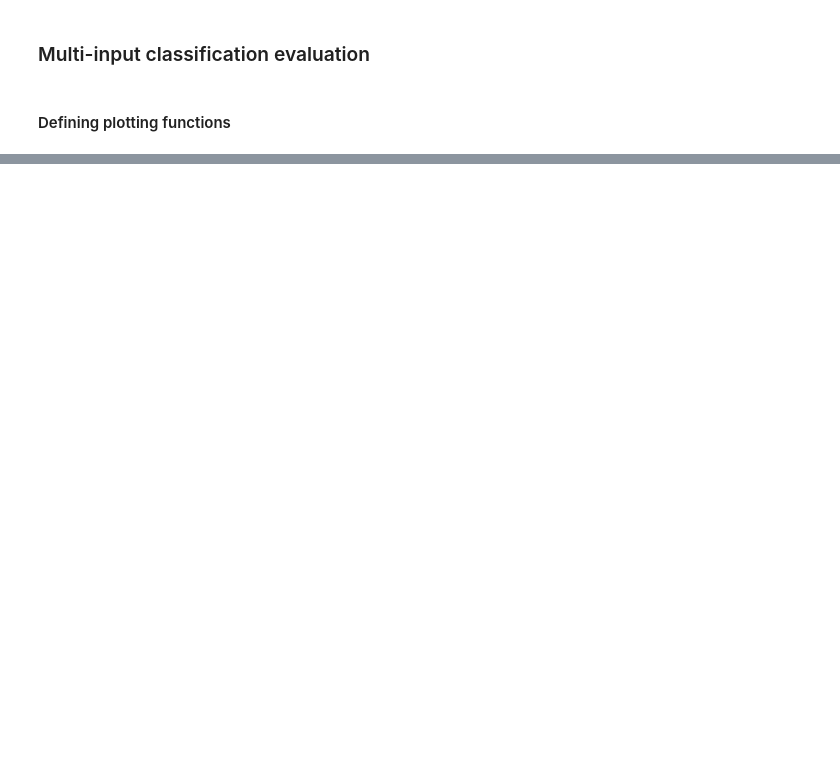
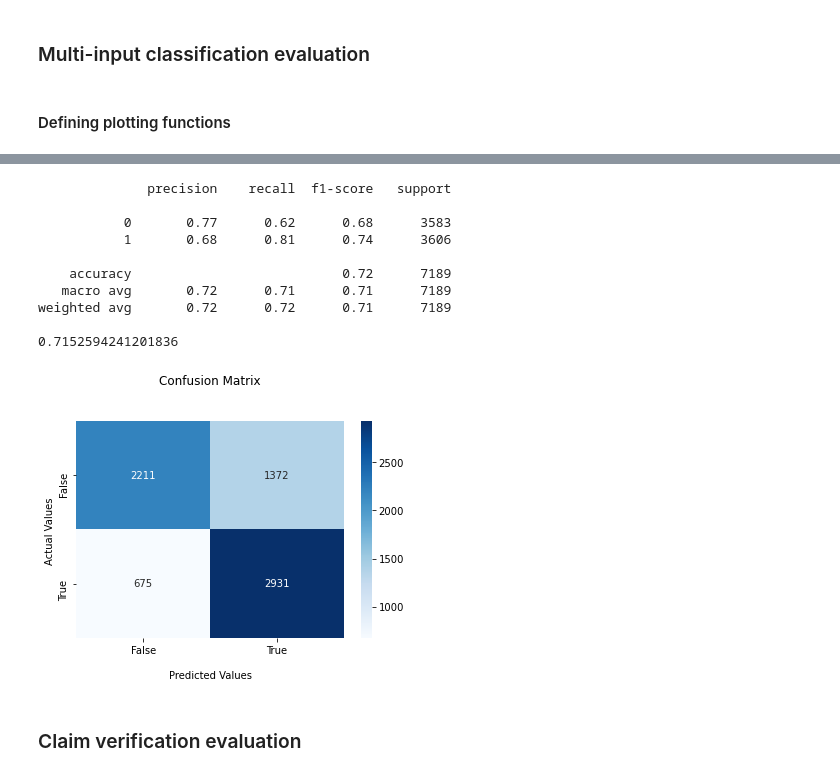
Before and after one commit to solveijm/NLP, a Jupyter notebook: Assignment2/A2.ipynb, the cells around one changed output, grey strips where cells are left out. Cells and saved outputs as stored; diff of their text form; code cells hidden in the pictures; blank space fills up the shorter version.

```diff
--- a/Assignment2/A2.ipynb
+++ b/Assignment2/A2.ipynb
@@ -268,6 +268,9 @@ Epoch 10/10
 # %%
-def predict(model: keras.Model, x, predicting_info):
+def prediction(model: keras.Model, x, predicting_info):
     predictions = model.predict(x, **predicting_info)
     return predictions
+# %%
+predictions = prediction(model, [claim_test, evidence_test], {'batch_size': 100})
+predictions = np.rint(predictions)
 # %% [markdown]
 ## Evaluation
@@ -311,3 +296,18 @@ def plot_loss(model_callback):
     plt.xlabel('epoch')
     plt.legend(['train', 'val'], loc="lower right")
     plt.show()
+
+def plot_confusion_matrix(confusion_matrix):
+
+    ax = sns.heatmap(confusion_matrix, annot=True, cmap='Blues', fmt='d')
+
+    ax.set_title('Confusion Matrix\n\n');
+    ax.set_xlabel('\nPredicted Values')
+    ax.set_ylabel('Actual Values ');
+
+    ## Ticket labels - List must be in alphabetical order
+    ax.xaxis.set_ticklabels(['False','True'])
+    ax.yaxis.set_ticklabels(['False','True'])
+
+    ## Display the visualization of the Confusion Matrix.
+    plt.show()
@@ -313,0 +326,16 @@ def plot_loss(model_callback):
+# %%
+evaluation(predictions)
+# %% [output]
+              precision    recall  f1-score   support
+
+           0       0.77      0.62      0.68      3583
+           1       0.68      0.81      0.74      3606
+
+    accuracy                           0.72      7189
+   macro avg       0.72      0.71      0.71      7189
+weighted avg       0.72      0.72      0.71      7189
+
+0.7152594241201836
+[figure, added]
+# %% [markdown]
+### Claim verification evaluation
```
Also changed, not shown: parts of 21 cells of this notebook.
